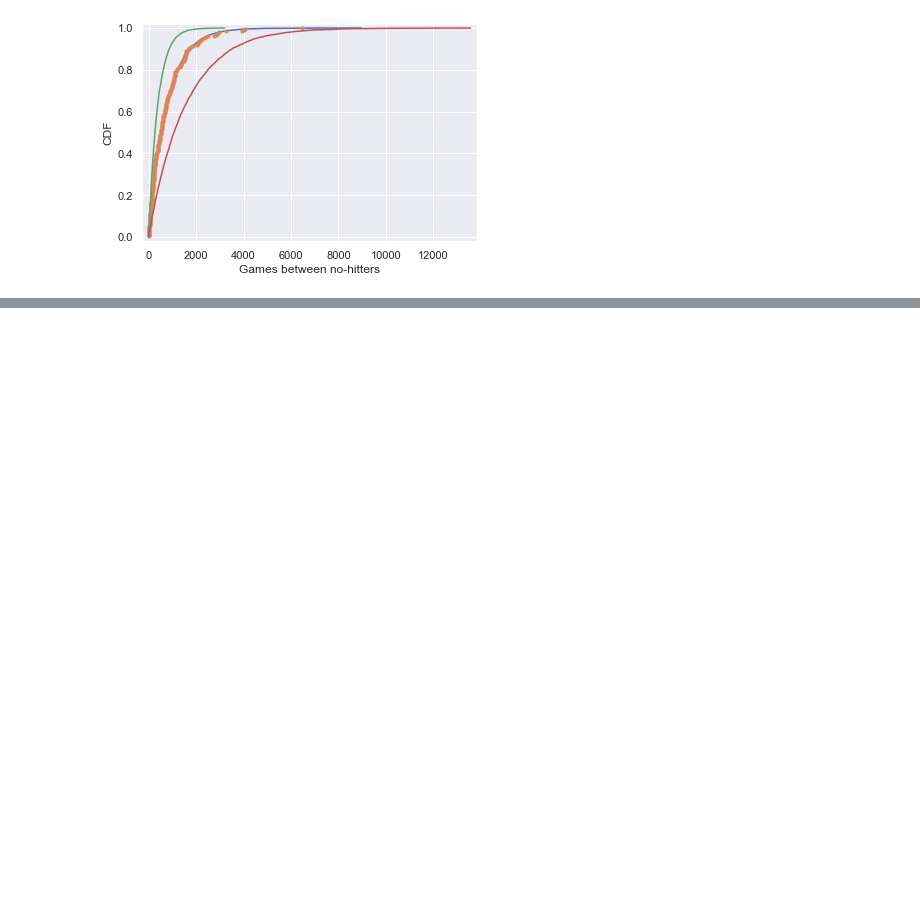
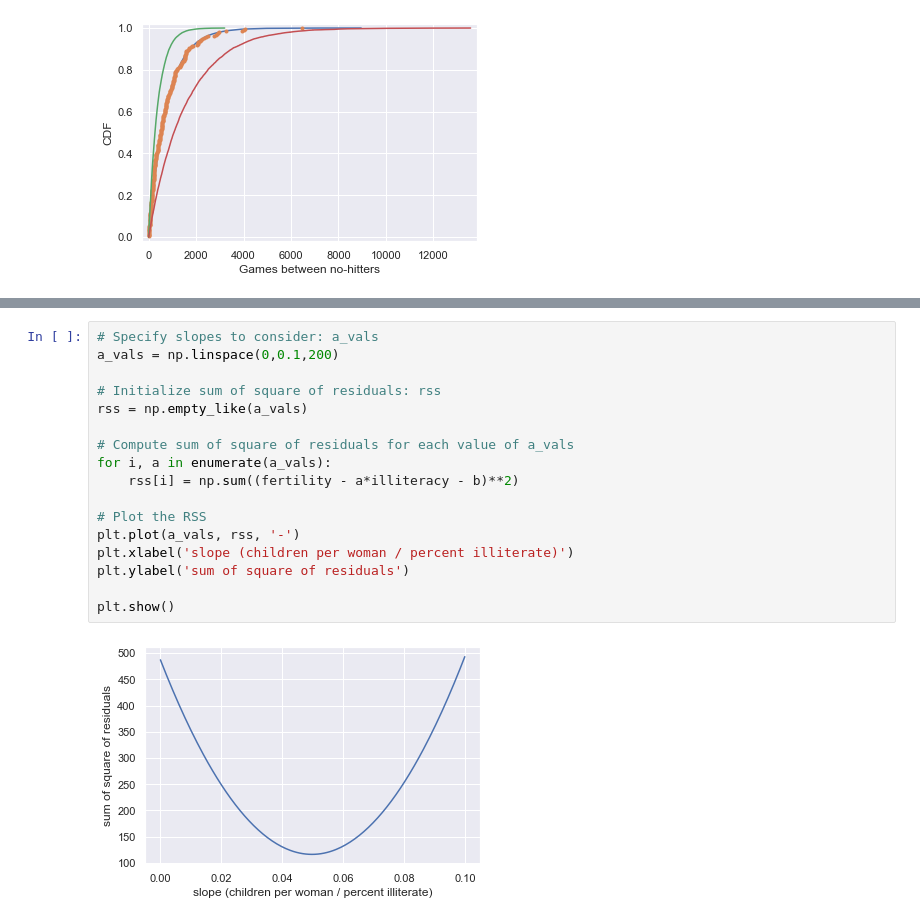
Before and after one commit to ArashMohsenijam/Statistical-Thinking, a Jupyter notebook: Statistical Thinking (Part 2).ipynb, the cells around one changed output, grey strips where cells are left out. Cells and saved outputs as stored; diff of their text form; blank space fills up the shorter version.

```diff
--- a/Statistical Thinking (Part 2).ipynb
+++ b/Statistical Thinking (Part 2).ipynb
@@ -118,0 +217,19 @@ plt.show()
+# %%
+# Specify slopes to consider: a_vals
+a_vals = np.linspace(0,0.1,200)
+
+# Initialize sum of square of residuals: rss
+rss = np.empty_like(a_vals)
+
+# Compute sum of square of residuals for each value of a_vals
+for i, a in enumerate(a_vals):
+    rss[i] = np.sum((fertility - a*illiteracy - b)**2)
+
+# Plot the RSS
+plt.plot(a_vals, rss, '-')
+plt.xlabel('slope (children per woman / percent illiterate)')
+plt.ylabel('sum of square of residuals')
+
+plt.show()
+# %% [output]
+[figure, added]
```
Also changed, not shown: parts of 6 cells of this notebook, 10 other files.
